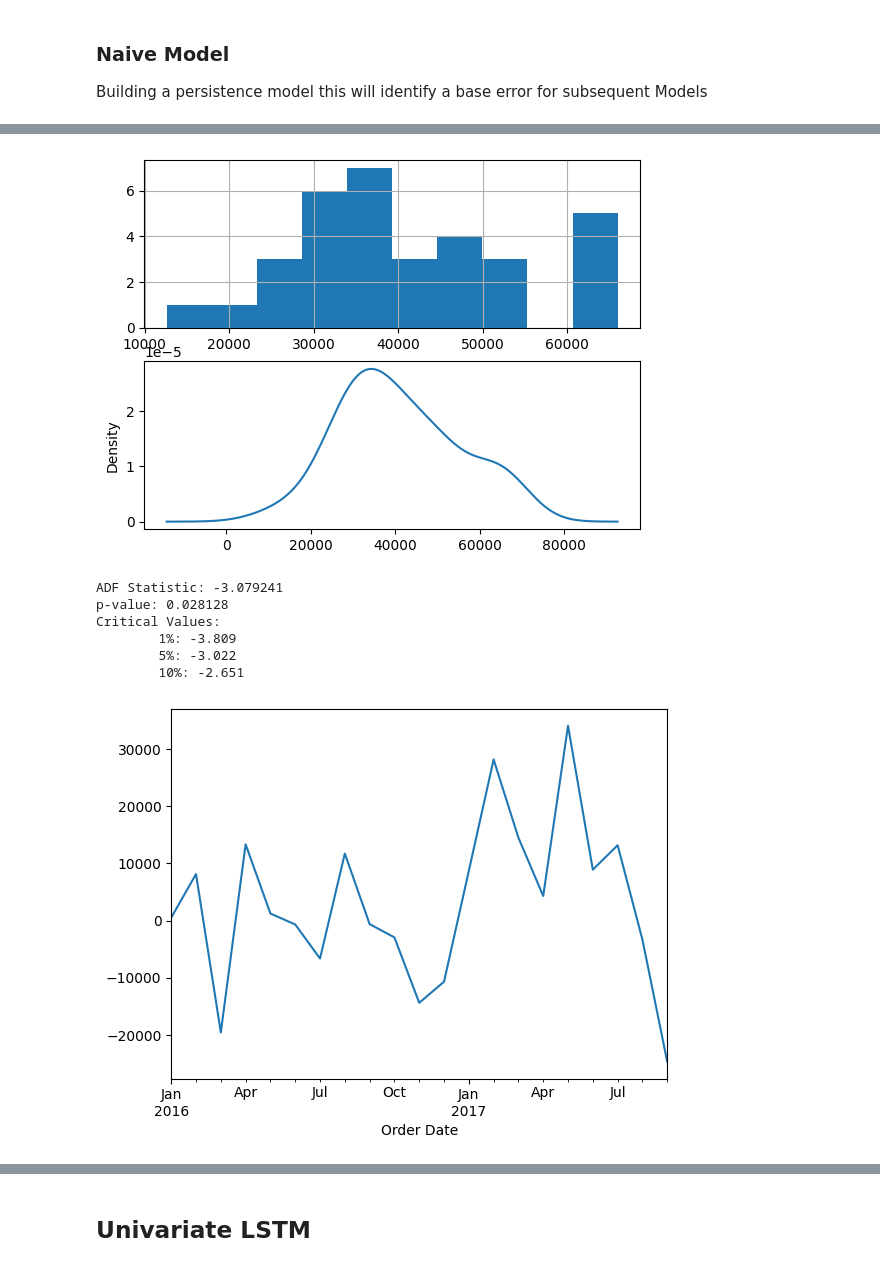
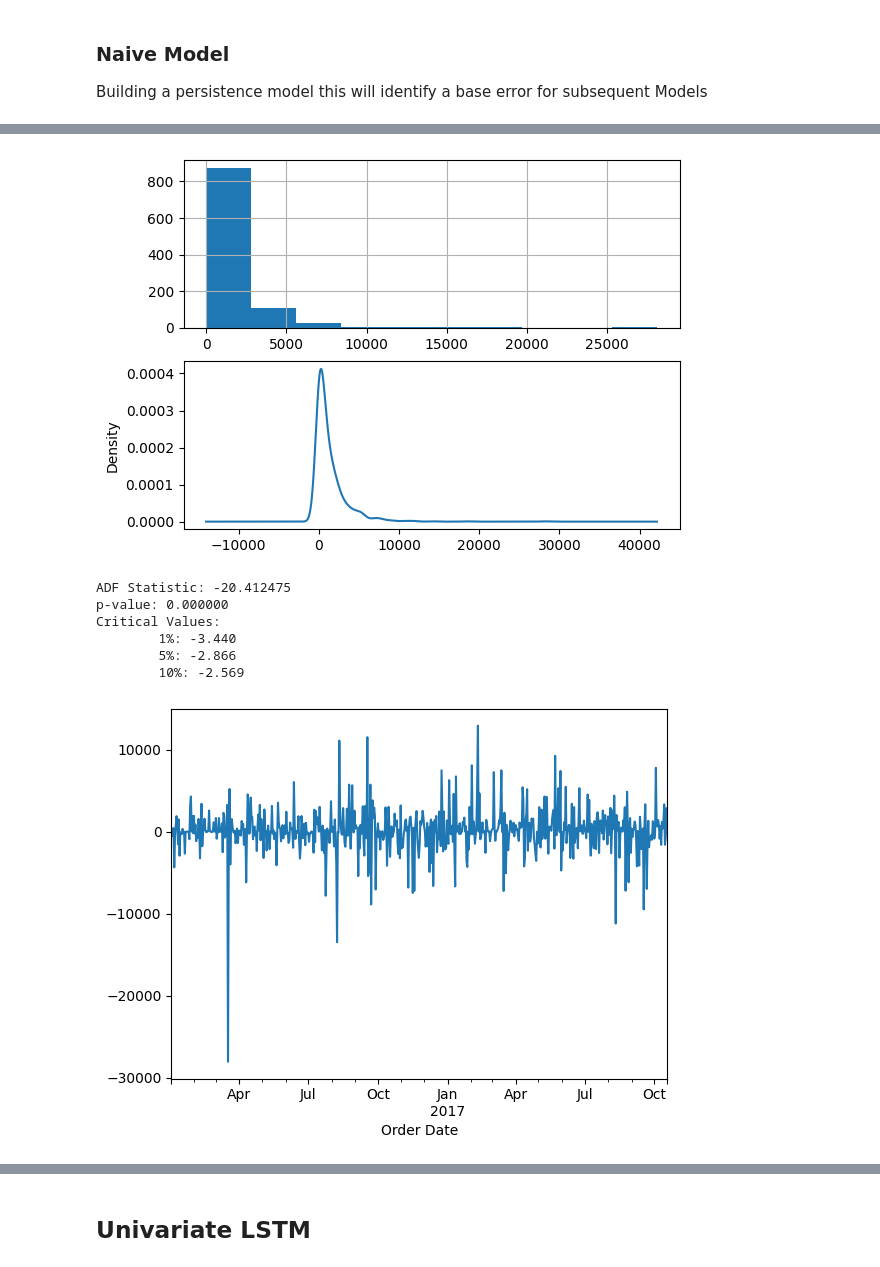
Before and after one commit to Viynne/Superstore-SAles-Forecast, a Jupyter notebook: superstore_sales_EDA.ipynb, the cells around one changed output, grey strips where cells are left out. Saved outputs shown, nothing was run; the diff lists cells and outputs as text; code cells hidden in the pictures.

```diff
--- a/superstore_sales_EDA.ipynb
+++ b/superstore_sales_EDA.ipynb
@@ -225,7 +234,7 @@ fig.show()
 # %% [markdown]
 ### Model Development
 # %%
-order_per_week = order_per_Month.copy()
+order_per_week = order_per_day.copy()
 order_per_week.fillna(0, inplace=True)
 train_size = int(len(order_per_week) * 0.7)
 train_set = order_per_week[: train_size]
@@ -315,7 +324,7 @@ plt.subplot(212)
 train_set.Sales.plot(kind='kde')
 plt.show()
 # %% [output]
-[figure, old version]
+[figure, new version]
 # %%
 def difference(dataset, interval=1):
     diff = list()
@@ -339,28 +348,28 @@ day_in_year = 12
 stationary = difference(train_df, day_in_year)
 # %%
-day_in_year = 12
+day_in_year = 365
 stationary = difference(train_df, day_in_year)
 stationary.index = train_set.index[day_in_year:]
 # check if stationary
 result = adfuller(stationary)
 print('ADF Statistic: %f' % result[0])
 print('p-value: %f' % result[1])
 print('Critical Values:')
 for key, value in result[4].items():
     print('\t%s: %.3f' % (key, value))
 # save
 stationary.to_csv('stationary.csv', header=False)
 # plot
 stationary.plot()
 plt.show()
 # %% [output]
-ADF Statistic: -3.079241
-p-value: 0.028128
+ADF Statistic: -20.412475
+p-value: 0.000000
 Critical Values:
-        1%: -3.809
-        5%: -3.022
-        10%: -2.651
+        1%: -3.440
+        5%: -2.866
+        10%: -2.569
-[figure, old version]
+[figure, new version]
 # %%
 plt.figure(figsize=(15,8))
 plt.subplot(1,2,1)
```
Also changed, not shown: parts of 42 cells of this notebook.
